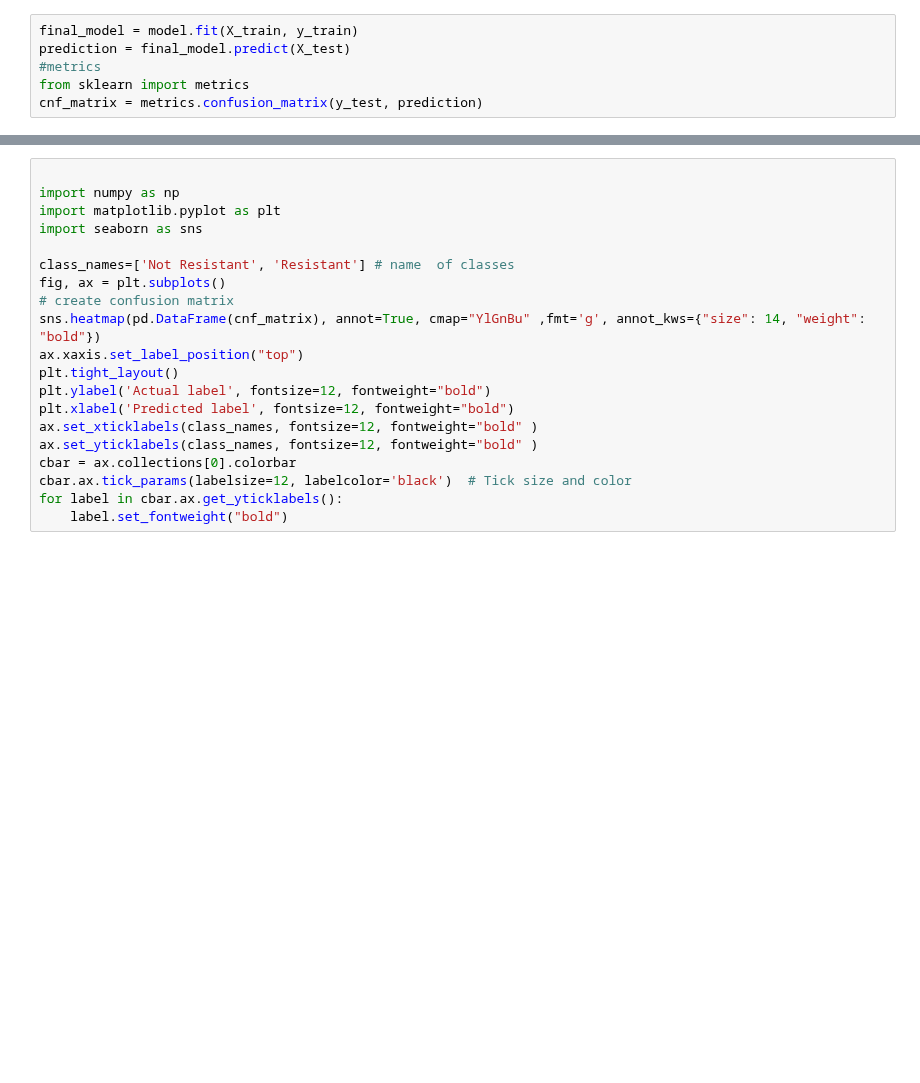
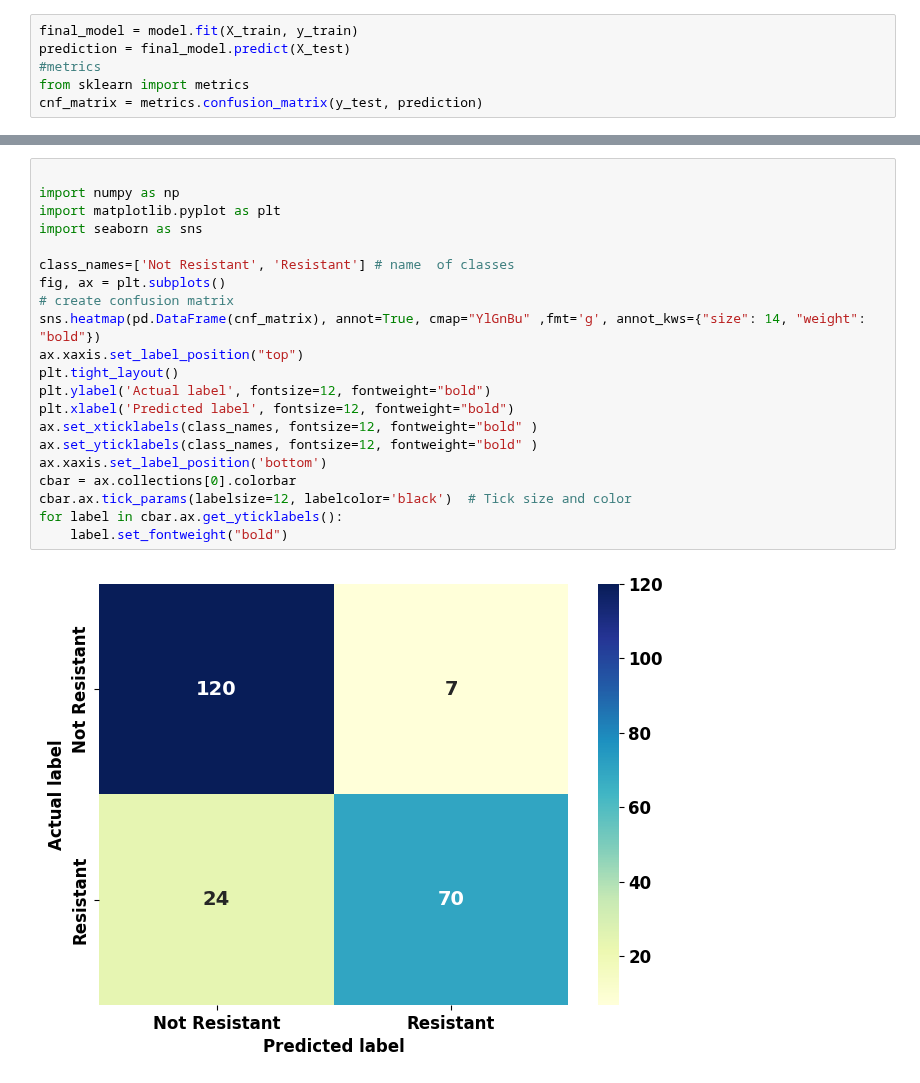
Before and after one commit to ethanchuicy/insti_resistance_model, a Jupyter notebook: model.ipynb, the cells around one changed output, grey strips where cells are left out. Drawn from its saved outputs; the diff is of its cells as text; blank space fills up the shorter version.

```diff
--- a/model.ipynb
+++ b/model.ipynb
@@ -132,23 +319,26 @@ print(classification_report(y_test, prediction, target_names=target_names))
 # %%
 
 import numpy as np
 import matplotlib.pyplot as plt
 import seaborn as sns
 
 class_names=['Not Resistant', 'Resistant'] # name  of classes
 fig, ax = plt.subplots()
 # create confusion matrix
 sns.heatmap(pd.DataFrame(cnf_matrix), annot=True, cmap="YlGnBu" ,fmt='g', annot_kws={"size": 14, "weight": "bold"})
 ax.xaxis.set_label_position("top")
 plt.tight_layout()
 plt.ylabel('Actual label', fontsize=12, fontweight="bold")
 plt.xlabel('Predicted label', fontsize=12, fontweight="bold")
 ax.set_xticklabels(class_names, fontsize=12, fontweight="bold" )
 ax.set_yticklabels(class_names, fontsize=12, fontweight="bold" )
+ax.xaxis.set_label_position('bottom')
 cbar = ax.collections[0].colorbar
 cbar.ax.tick_params(labelsize=12, labelcolor='black')  # Tick size and color
 for label in cbar.ax.get_yticklabels():
     label.set_fontweight("bold")
+# %% [output]
+[figure, added]
 # %%
 #roc curve
 y_pred_proba = model.predict_proba(X_test)[::,1]
```
Also changed, not shown: parts of 14 cells of this notebook.
